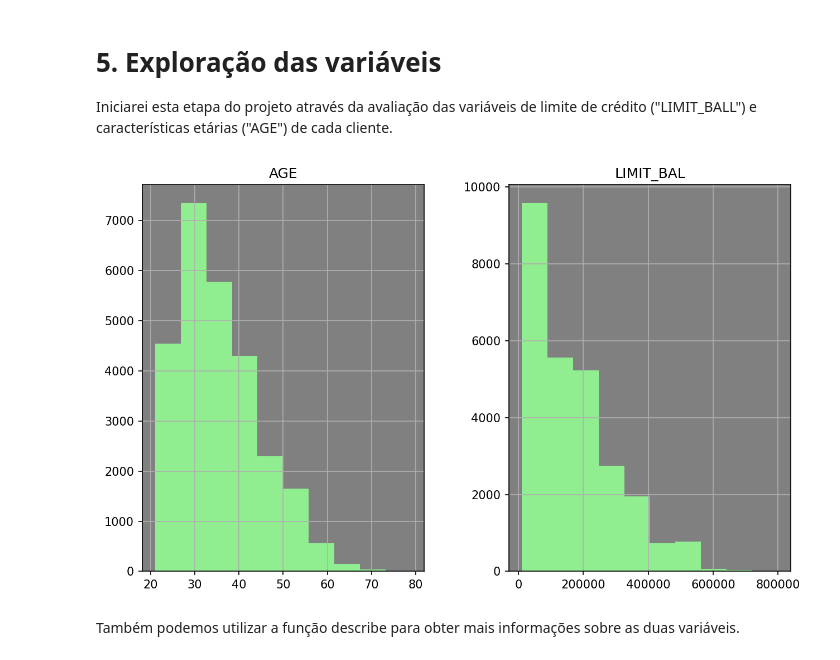
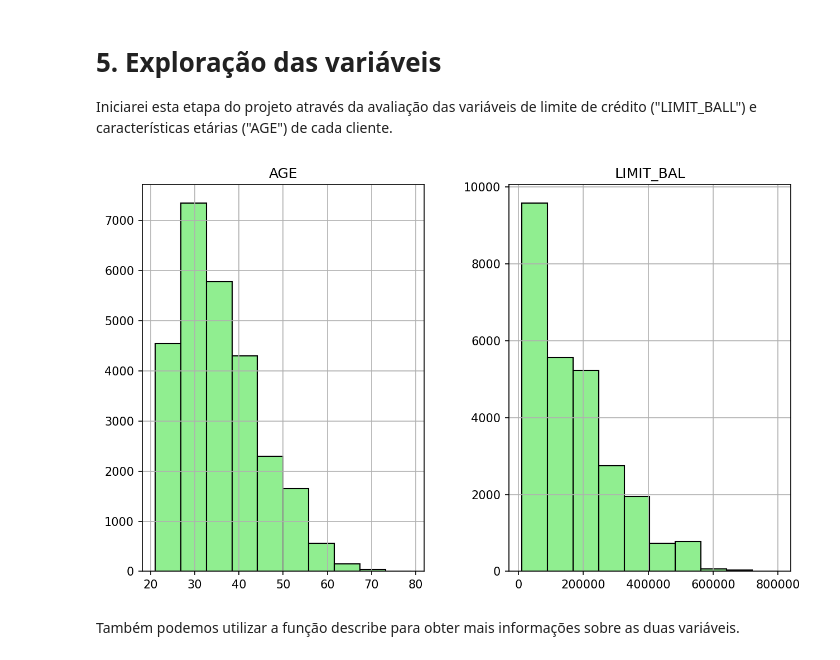
Before and after one commit to marcosvnespolo/Previsao_Inadimplencia, a Jupyter notebook: Previsão_Inadimplência.ipynb, the cells around one changed output. Cells and saved outputs as stored; diff of their text form; code cells hidden in the pictures.

```diff
--- a/Previsão_Inadimplência.ipynb
+++ b/Previsão_Inadimplência.ipynb
@@ -351,11 +351,9 @@ import matplotlib as mpl
 mpl.rcParams['figure.dpi'] = 150
 # %%
 import numpy as np
-axes = df_limpo2[['AGE', 'LIMIT_BAL']].hist(figsize=(10, 6), color='lightgreen')
-for ax in np.ravel(axes):
-    ax.set_facecolor('gray')
+axes = df_limpo2[['AGE', 'LIMIT_BAL']].hist(figsize=(10, 6), color='lightgreen', edgecolor='black')
 # %% [output]
-[figure, old version]
+[figure, new version]
 # %% [markdown]
 Também podemos utilizar a função describe para obter mais informações sobre as duas variáveis.
 # %%
```
Also changed, not shown: parts of 37 cells of this notebook.
